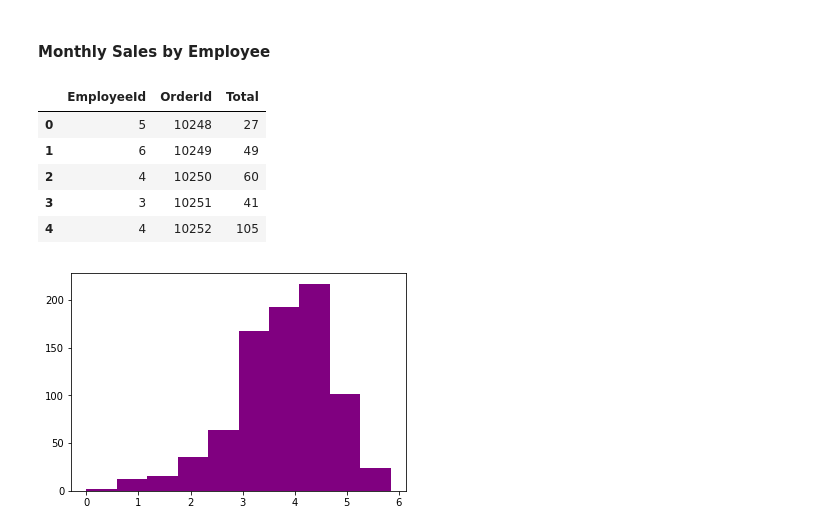
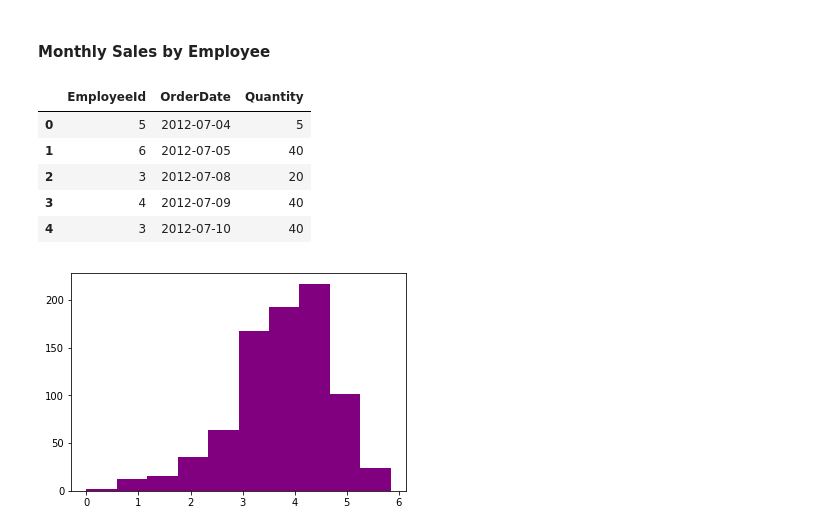
Before and after one commit to MagicMilly/dsc-2-final-project-online-ds-ft-100118, a Jupyter notebook: student.ipynb, the cells around one changed output. Drawn from its saved outputs; the diff is of its cells as text; code cells hidden in the pictures.

Commit message:
something something sales per month

```diff
--- a/student.ipynb
+++ b/student.ipynb
@@ -435,12 +435,14 @@ employee_sales_df.describe()
 | max | 9.000000 | 9798.000000 |
 # %% [markdown]
 #### Monthly Sales by Employee
-# %%
-monthly_sales_by_employee = pd.read_sql_query('SELECT EmployeeId, ')
-# %% [output]
-|  | EmployeeId | OrderId | Total |
-| 0 | 5 | 10248 | 27 |
-| 1 | 6 | 10249 | 49 |
-| 2 | 4 | 10250 | 60 |
-| 3 | 3 | 10251 | 41 |
-| 4 | 4 | 10252 | 105 |
+# %%
+monthly_sales_by_employee = pd.read_sql_query('SELECT EmployeeId, OrderDate, OrderDetail.Quantity FROM [Order] INNER \
+JOIN OrderDetail ON [Order].Id = OrderDetail.OrderId GROUP BY OrderDate;', conn)
+monthly_sales_by_employee.head()
+# %% [output]
+|  | EmployeeId | OrderDate | Quantity |
+| 0 | 5 | 2012-07-04 | 5 |
+| 1 | 6 | 2012-07-05 | 40 |
+| 2 | 3 | 2012-07-08 | 20 |
+| 3 | 4 | 2012-07-09 | 40 |
+| 4 | 3 | 2012-07-10 | 40 |
```
Also changed, not shown: parts of 1 cell of this notebook.
